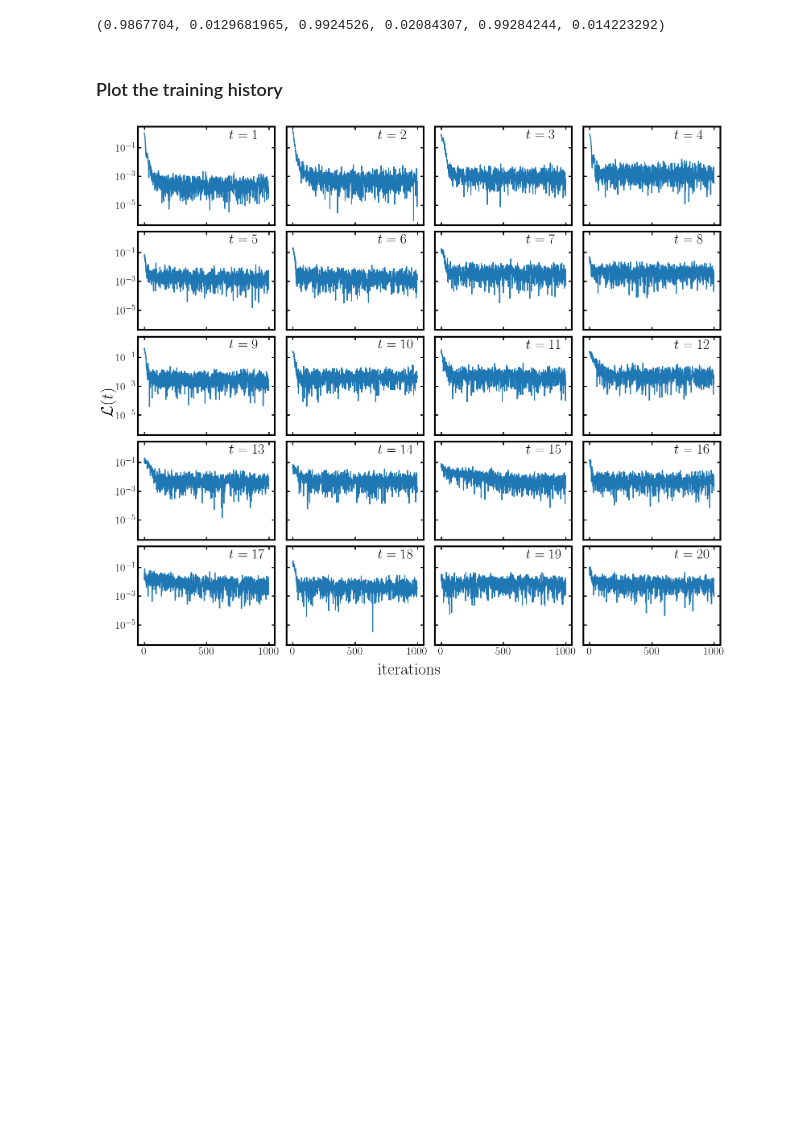
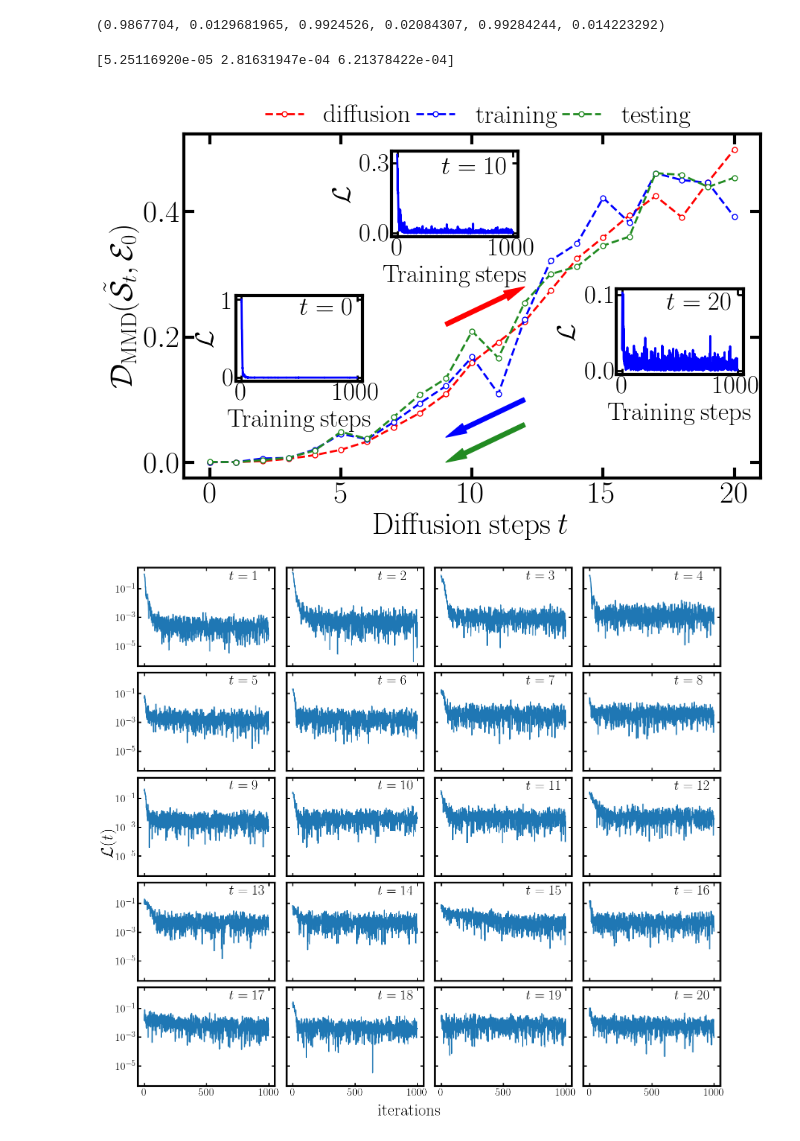
Before and after one commit to Francis-Hsu/QuantGenMdl, a Jupyter notebook: cluster.ipynb, the cells around one changed output. Cells and saved outputs as stored; diff of their text form; code cells hidden in the pictures; blank space fills up the shorter version.

```diff
--- a/cluster.ipynb
+++ b/cluster.ipynb
@@ -312,5 +299,3 @@ np.mean(F0_train), np.std(F0_train),\
 np.mean(F0_test), np.std(F0_test)
 # %% [output]
 (0.9867704, 0.0129681965, 0.9924526, 0.02084307, 0.99284244, 0.014223292)
-# %% [markdown]
-### Plot the training history
@@ -317,3 +315,57 @@ np.mean(F0_test), np.std(F0_test)
+# %%
+nd_gen = np.load('data/QDDPM/cluster0/n1/QDDPMcluster0Genloss_n1na1T20L4_nat.npy')
+loss = np.load('data/QDDPM/cluster0/n1/QDDPMcluster0loss_n1na1T20L4_nat.npy')
+
+fig, ax = plt.subplots(figsize=(10, 6))
+
+ax.plot(nd_gen[0], 'o--', markersize=5, mfc='white', lw=2, c='r', label=r'$\rm diffusion$')
+ax.plot(nd_gen[1], 'o--', markersize=5, mfc='white', lw=2, c='b', label=r'$\rm training$')
+ax.plot(nd_gen[2], 'o--', markersize=5, mfc='white', lw=2, c='forestgreen', label=r'$\rm testing$')
+print(nd_gen[:, 0])
+ax.legend(loc='lower left', bbox_to_anchor=(0.1, 0.95), fontsize=25, framealpha=0, labelspacing=0.4,
+          ncol=3, columnspacing=0.2, handlelength=1.5)
+ax.set_xlabel(r'${\rm Diffusion\:steps}\:t$', fontsize=30)
+ax.set_ylabel(r'$\mathcal{D}_{\rm MMD}(\tilde{\mathcal{S}}_t, \mathcal{E}_0)$', fontsize=30)
+ax.tick_params(direction='in', length=10, width=3, top='on', right='on', labelsize=30)
+
+ax1 = ax.inset_axes([0.09, 0.28, 0.22, 0.25])
+ax1.plot(loss[0], lw=2, c='b')
+ax1.set_ylabel(r'$\mathcal{L}$', fontsize=25)
+ax1.set_xlabel(r'${\rm Training\:steps}$', fontsize=25)
+ax1.text(500, 0.8, s=r'$t=0$', fontsize=25)
+ax1.tick_params(direction='in', length=6, width=2, top='on', right='on', labelsize=25)
+ax1.tick_params(axis='both', pad=1)
+
+ax2 = ax.inset_axes([0.36, 0.7, 0.22, 0.25])
+ax2.plot(loss[10], lw=2, c='b')
+ax2.set_ylabel(r'$\mathcal{L}$', fontsize=25)
+ax2.set_xlabel(r'${\rm Training\:steps}$', fontsize=25)
+ax2.set_yticks([0, 0.3])
+ax2.text(380, 0.25, s=r'$t=10$', fontsize=25)
+ax2.tick_params(direction='in', length=6, width=2, top='on', right='on', labelsize=25)
+ax2.tick_params(axis='both', pad=1)
+
+ax3 = ax.inset_axes([0.75, 0.3, 0.22, 0.25])
+ax3.plot(loss[-1], lw=2, c='b')
+ax3.set_ylabel(r'$\mathcal{L}$', fontsize=25)
+ax3.set_xlabel(r'${\rm Training\:steps}$', fontsize=25)
+ax3.text(380, 0.08, s=r'$t=20$', fontsize=25)
+ax3.tick_params(direction='in', length=6, width=2, top='on', right='on', labelsize=25)
+ax3.tick_params(axis='both', pad=1)
+
+ax.annotate(text='', xy=(12, 0.28), xytext=(9, 0.22),
+                arrowprops=dict(width=4, color='r', headwidth=10, headlength=20))
+ax.annotate(text='', xy=(9, 0.04), xytext=(12, 0.1),
+                arrowprops=dict(width=4, color='b', headwidth=10, headlength=20))
+ax.annotate(text='', xy=(9, 0), xytext=(12, 0.06),
+                arrowprops=dict(width=4, color='forestgreen', headwidth=10, headlength=20))
+
+plt.savefig('figures/QDDPMcluster0loss_n1.pdf', bbox_inches='tight')
+plt.show()
+plt.close()
+# %% [output]
+[5.25116920e-05 2.81631947e-04 6.21378422e-04]
+[figure, added]
 # %%
 # plot training loss history
 n, na = 1, 1
```
Also changed, not shown: parts of 46 cells of this notebook.
